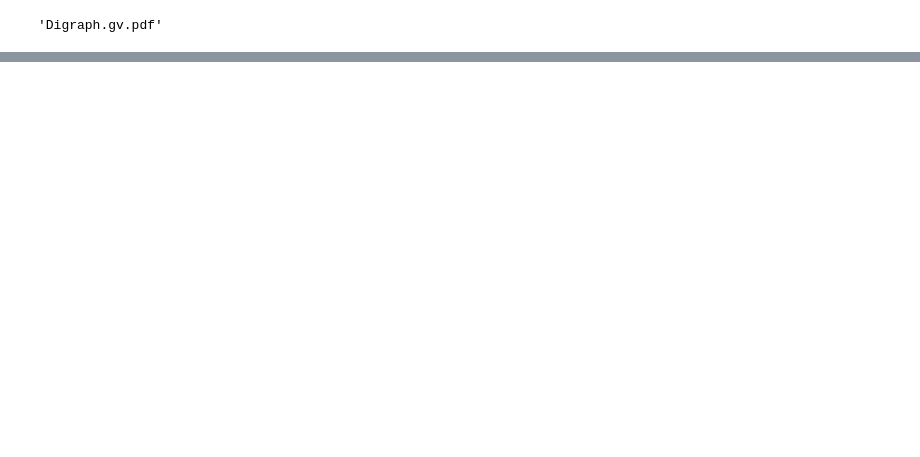
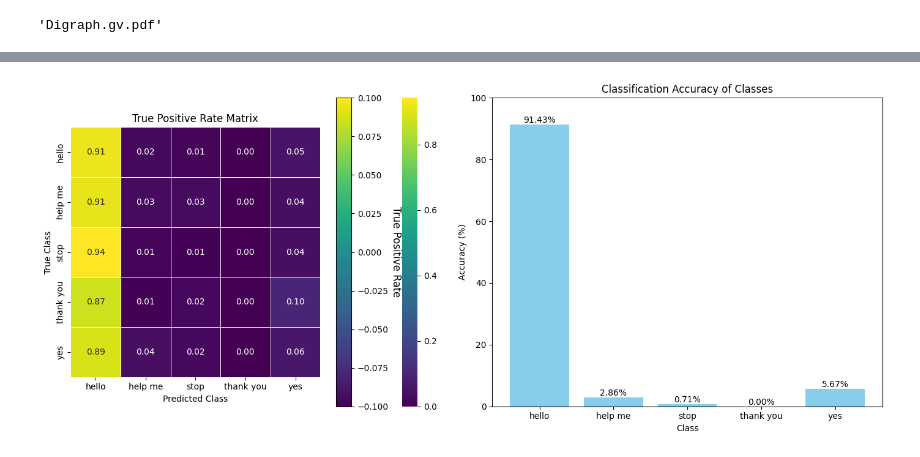
Before and after one commit to kushaltrivedi5/SSW-CS-555-D-Team-21, a Jupyter notebook: BCI EEG Data Model/2. BCI EEG Classification.ipynb, the cells around one changed output, grey strips where cells are left out. Cells and saved outputs as stored; diff of their text form; code cells hidden in the pictures; blank space fills up the shorter version.

```diff
--- a/BCI EEG Data Model/2. BCI EEG Classification.ipynb
+++ b/BCI EEG Data Model/2. BCI EEG Classification.ipynb
@@ -135,0 +195,97 @@ graph.view()
+# %%
+import numpy as np
+import torch
+import torch.nn as nn
+import torch.optim as optim
+from torch.utils.data import DataLoader, TensorDataset
+import matplotlib.pyplot as plt
+import seaborn as sns
+
+# Assuming you have defined the data loaders and model as per the provided code
+
+# Define function to compute true positive rate matrix
+def compute_true_positive_rate(model, test_loader, num_classes):
+    model.eval()
+    true_positive_counts = torch.zeros(num_classes, num_classes)
+    class_counts = torch.zeros(num_classes)
+
+    with torch.no_grad():
+        for data, labels in test_loader:
+            outputs = model(data)
+            _, predicted = torch.max(outputs, 1)
+            for true_label, predicted_label in zip(labels, predicted):
+                true_positive_counts[true_label][predicted_label] += 1
+                class_counts[true_label] += 1
+
+    true_positive_rate_matrix = true_positive_counts / class_counts[:, None]
+    return true_positive_rate_matrix
+
+# Define function to compute classification accuracy
+def compute_accuracy(model, test_loader):
+    model.eval()
+    correct = 0
+    total = 0
+    class_correct = list(0. for _ in range(num_classes))
+    class_total = list(0. for _ in range(num_classes))
+
+    with torch.no_grad():
+        for data, labels in test_loader:
+            outputs = model(data)
+            _, predicted = torch.max(outputs, 1)
+            total += labels.size(0)
+            correct += (predicted == labels).sum().item()
+            c = (predicted == labels).squeeze()
+            for i in range(len(labels)):
+                label = labels[i]
+                class_correct[label] += c[i].item()
+                class_total[label] += 1
+
+    class_accuracy = [100 * class_correct[i] / class_total[i] for i in range(num_classes)]
+    overall_accuracy = 100 * correct / total
+    return overall_accuracy, class_accuracy
+
+# Instantiate model and load data as per the provided code
+
+# Train the model
+# Code for training the model as per the provided code
+
+# Compute true positive rate matrix
+true_positive_rate_matrix = compute_true_positive_rate(model, test_loader, num_classes)
+
+# Compute classification accuracy
+overall_accuracy, class_accuracy = compute_accuracy(model, test_loader)
+
+# Class labels
+classes = ['hello', 'help me', 'stop', 'thank you', 'yes']
+
+# Plotting true positive rate matrix
+plt.figure(figsize=(14, 6))
+
+# Plotting true positive rate matrix
+plt.subplot(1, 2, 1)
+sns.heatmap(true_positive_rate_matrix.numpy(), annot=True, cmap='viridis', fmt=".2f", linewidths=.5, cbar=True)
+plt.title('True Positive Rate Matrix')
+plt.xlabel('Predicted Class')
+plt.ylabel('True Class')
+plt.xticks(ticks=np.arange(5) + 0.5, labels=classes)
+plt.yticks(ticks=np.arange(5) + 0.5, labels=classes)
+
+# Create a dummy plot for colorbar
+dummy = plt.imshow([[0,0],[0,0]], cmap='viridis')
+plt.colorbar(dummy).set_label('True Positive Rate', rotation=270, labelpad=15, fontsize=12)
+
+# Plotting classification accuracy
+plt.subplot(1, 2, 2)
+plt.bar(classes, class_accuracy, color='skyblue')
+plt.title('Classification Accuracy of Classes')
+plt.xlabel('Class')
+plt.ylabel('Accuracy (%)')
+plt.ylim(0, 100)
+
+for i, acc in enumerate(class_accuracy):
+    plt.text(i, acc, f'{acc:.2f}%', ha='center', va='bottom')
+
+plt.tight_layout()
+plt.show()
+# %% [output]
+[figure, added]
```
Also changed, not shown: parts of 5 cells of this notebook, 17 other files.
